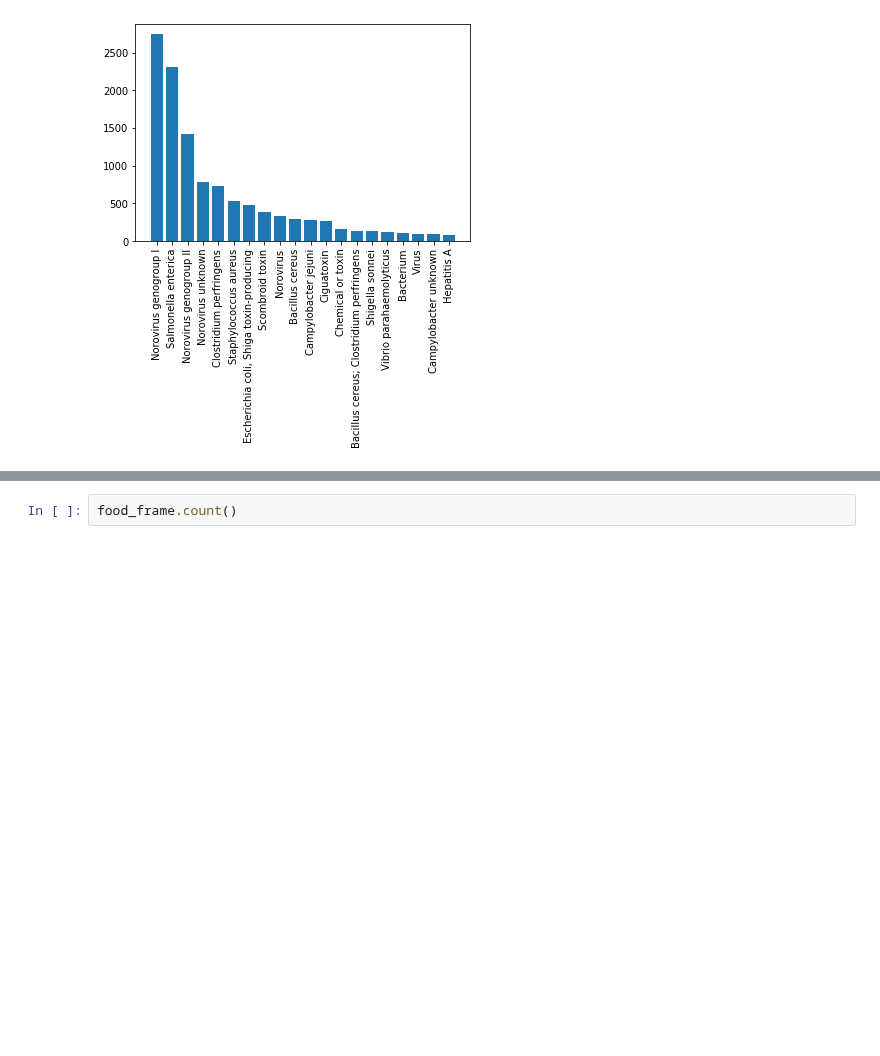
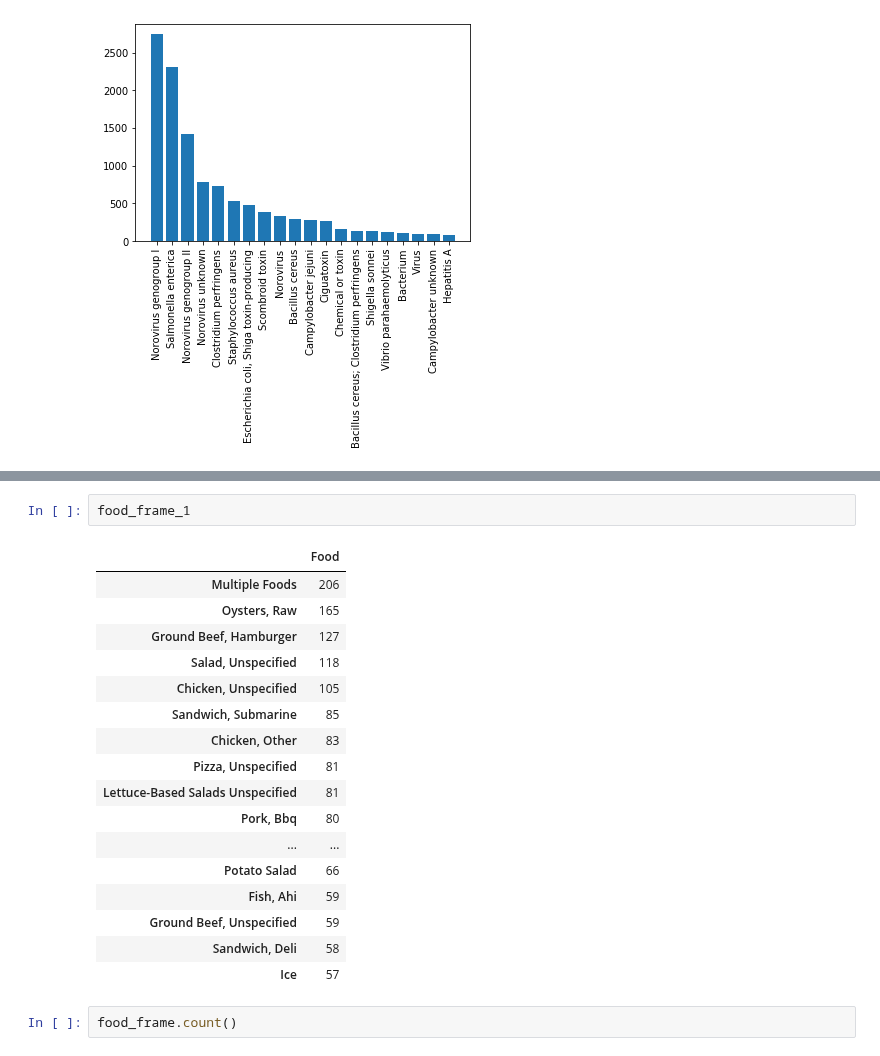
Before and after one commit to DINHC/foodborneillness, a Jupyter notebook: Foodborne_illness.ipynb, the cells around one changed output, grey strips where cells are left out. Cells and saved outputs as stored; diff of their text form; blank space fills up the shorter version.

```diff
--- a/Foodborne_illness.ipynb
+++ b/Foodborne_illness.ipynb
@@ -66,3 +66,23 @@ plt.xticks(rotation='vertical')
+# %%
+food_frame_1
+# %% [output]
+|  | Food |
+| Multiple Foods | 206 |
+| Oysters, Raw | 165 |
+| Ground Beef, Hamburger | 127 |
+| Salad, Unspecified | 118 |
+| Chicken, Unspecified | 105 |
+| Sandwich, Submarine | 85 |
+| Chicken, Other | 83 |
+| Pizza, Unspecified | 81 |
+| Lettuce-Based Salads Unspecified | 81 |
+| Pork, Bbq | 80 |
+| ... | ... |
+| Potato Salad | 66 |
+| Fish, Ahi | 59 |
+| Ground Beef, Unspecified | 59 |
+| Sandwich, Deli | 58 |
+| Ice | 57 |
 # %%
 food_frame.count()
 # %% [output]
```
Also changed, not shown: parts of 16 cells of this notebook.
